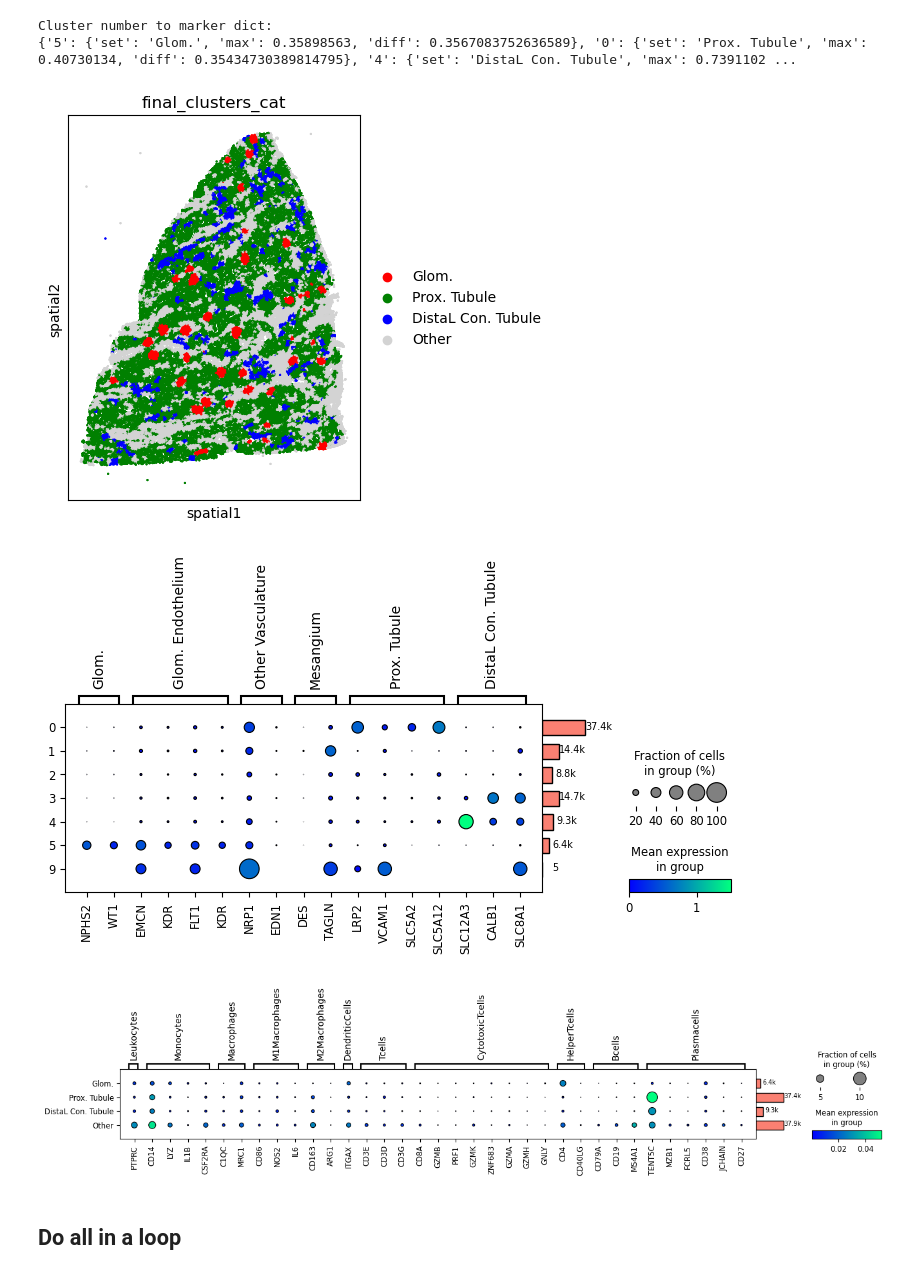
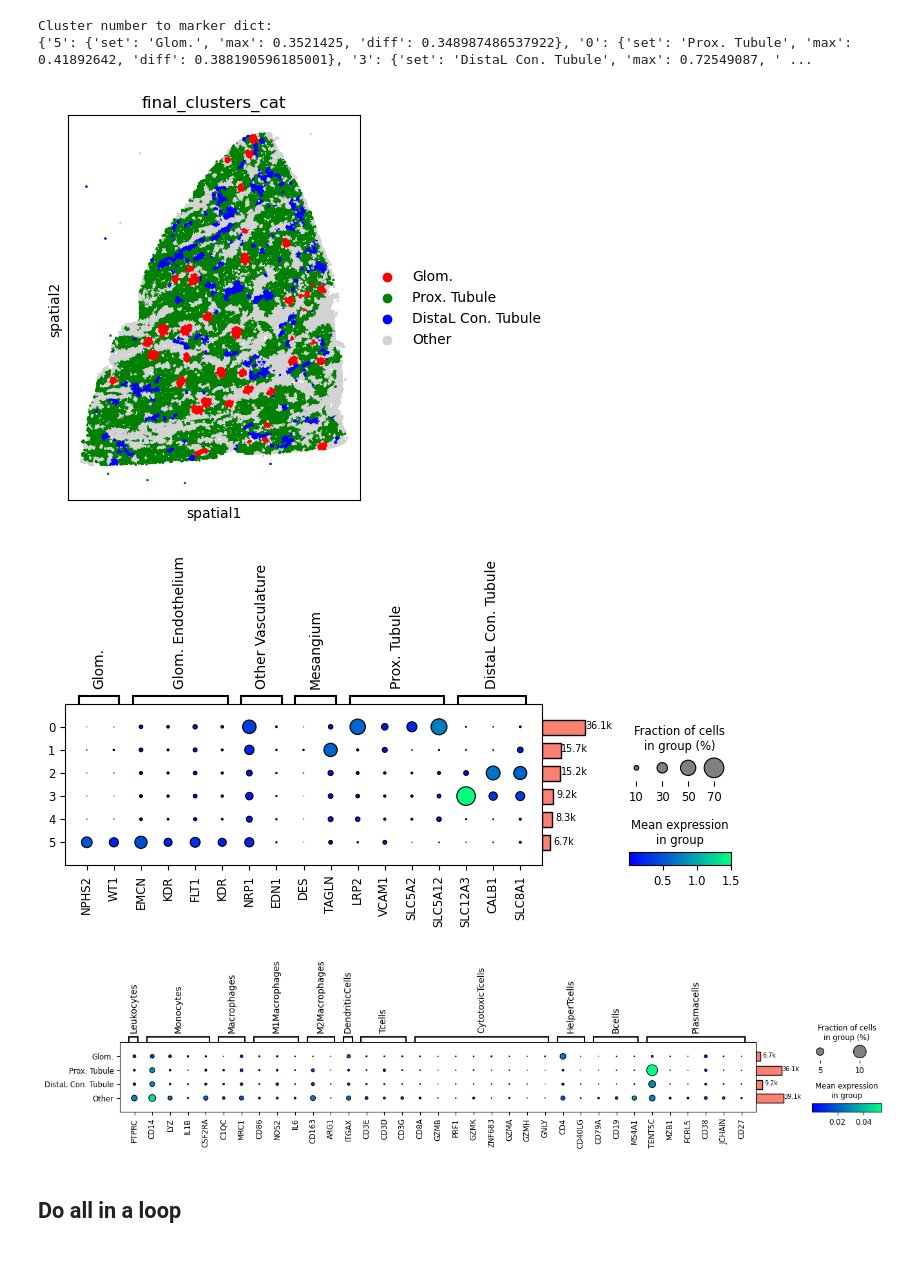
Before and after one commit to imsb-uke/xenium-cgn, a Jupyter notebook: notebooks/06_domain_identification/03_mark_domains_via_gene_enrichment.ipynb, the cells around one changed output. Cells and saved outputs as stored; diff of their text form; code cells hidden in the pictures.

```diff
--- a/notebooks/06_domain_identification/03_mark_domains_via_gene_enrichment.ipynb
+++ b/notebooks/06_domain_identification/03_mark_domains_via_gene_enrichment.ipynb
@@ -17,4 +18,7 @@ from src.slide_utilities import *
 import warnings
 warnings.filterwarnings('ignore')
 # %%
-adata_all = sc.read_h5ad("data/adata_nichepca_slide_clustered_tmp.h5ad")
+adata_all = sc.read_h5ad("data/adata_nichepca_clustered_per_sample_tmp.h5ad")
+df_res = pd.read_csv("data/best_resolution.csv", index_col=0)
+sample_set = adata_all.obs['sample'].unique()
+sample_set
@@ -28,5 +29,6 @@ Categories (63, object): ['X1_Cntrl', 'X2_Cntrl', 'X3_ANCA', 'X4_ANCA', ..., 'X6
 # %%
-adata = adata_all[adata_all.obs['Patient_Sample_ID'] == "X1_Cntrl"]
+sample = 'X1'
+adata = adata_all[adata_all.obs['sample'] == sample]
 # %%
 cols = list(adata.obs.columns)
 cols_with_leiden = [c for c in cols if c.find('leiden') > 0]
@@ -44,6 +56,8 @@ cols_with_leiden
 # %%
 # add cluster markers
-resolution_best = cols_with_leiden[5]
+# resolution_best = cols_with_leiden[5]
+resolution_best = df_res.loc[sample, 'resolution']
+resolution_best = f"per_sample_leiden_res_{resolution_best}"
 
 adata = add_markers(adata,
                     markers = KidneyCellMarkers,
@@ -56,20 +70,20 @@ adata = add_markers(adata,
                    )
 # %% [output]
 Cluster number to marker dict:
-{'5': {'set': 'Glom.', 'max': 0.35898563, 'diff': 0.3567083752636589}, '0': {'set': 'Prox. Tubule', 'max': 0.40730134, 'diff': 0.35434730389814795}, '4': {'set': 'DistaL Con. Tubule', 'max': 0.7391102 ...
+{'5': {'set': 'Glom.', 'max': 0.3521425, 'diff': 0.348987486537922}, '0': {'set': 'Prox. Tubule', 'max': 0.41892642, 'diff': 0.388190596185001}, '3': {'set': 'DistaL Con. Tubule', 'max': 0.72549087, ' ...
 # %%
 # spatial plot
 fig, ax = plt.subplots(figsize=(5, 5))
 sq.pl.spatial_scatter(
     adata,
     library_id="spatial",
     shape=None,
-    color=['final_clusters_cat'],
+    color='final_clusters_cat',
     wspace=0.1,
     ax = ax
 )
 # %% [output]
-[figure, old version]
+[figure, new version]
 # %%
 Markers = remove_extra_genes(KidneyCellMarkers, adata)
 dp = sc.pl.dotplot(adata, Markers, groupby=resolution_best, use_raw=False, return_fig=True)
@@ -85,7 +99,7 @@ dp.style(dot_edge_color='black', dot_edge_lw=.8)
 dp.add_totals()
 dp.show()
 # %% [output]
-[figure, old version]
+[figure, new version]
 [figure]
 # %% [markdown]
 ## Do all in a loop
```
Also changed, not shown: parts of 10 cells of this notebook, 14 other files.
